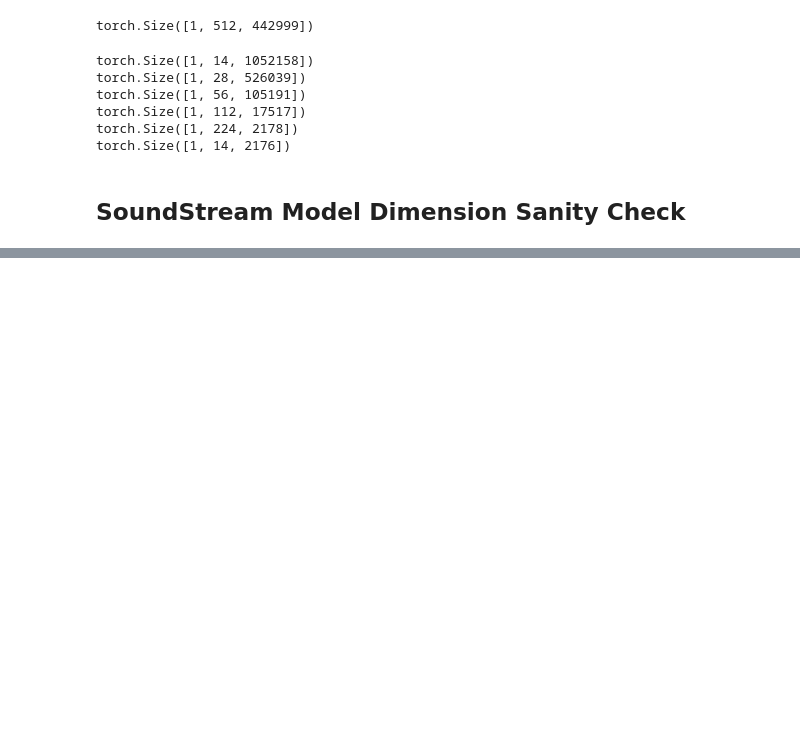
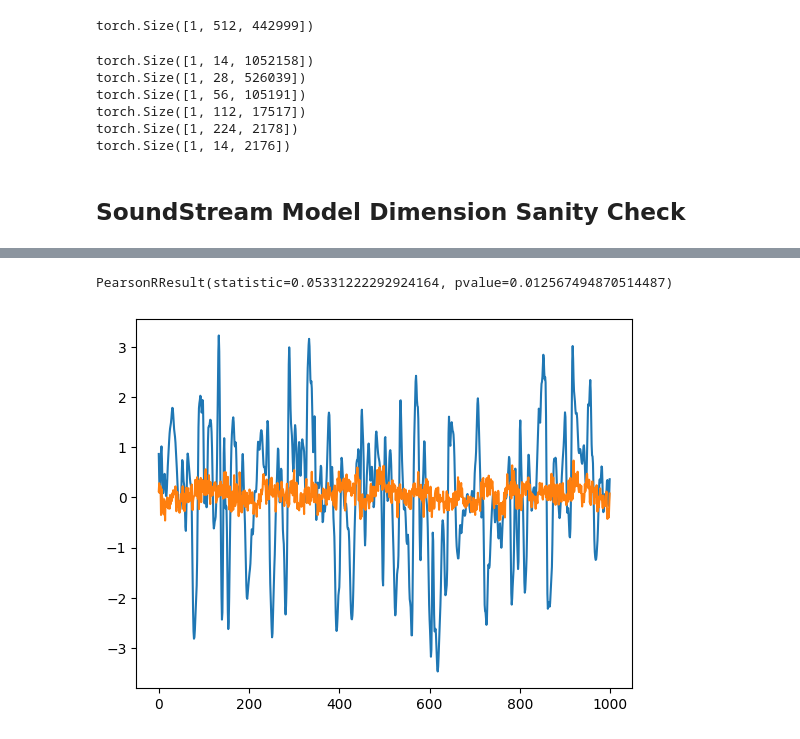
Before and after one commit to tejasprabhune/rt-vocaltract, a Jupyter notebook: notebooks/data_libri_explore.ipynb, the cells around one changed output, grey strips where cells are left out. Cells and saved outputs as stored; diff of their text form; code cells hidden in the pictures; blank space fills up the shorter version.

Commit message:
Add training script and configs

```diff
--- a/notebooks/data_libri_explore.ipynb
+++ b/notebooks/data_libri_explore.ipynb
@@ -181,0 +198,19 @@ torch.Size([8, 14, 2176])
+# %%
+model = Configs.load_model(config, ckpt)
+# %%
+wav, feat = lttsr[0]
+# %%
+feat_hat = model(wav.unsqueeze(0))
+feat_hat = feat_hat.transpose(2, 1)
+feat_hat = datasets.LibriTTSRDataset.pad_feat(feat_hat)
+# %%
+feat_hat = feat_hat.squeeze(0).detach().numpy()
+feat = feat.detach().numpy()
+# %%
+feat_num = 5
+plt.plot(feat[500:1500, feat_num])
+plt.plot(feat_hat[500:1500, feat_num])
+pearsonr(feat[:, feat_num], feat_hat[:, feat_num])
+# %% [output]
+PearsonRResult(statistic=0.05331222292924164, pvalue=0.012567494870514487)
+[figure, added]
```
Also changed, not shown: parts of 5 cells of this notebook, 7 other files.
